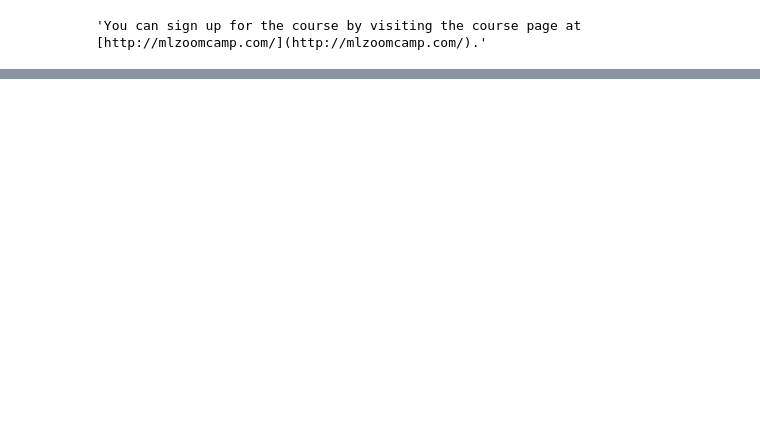
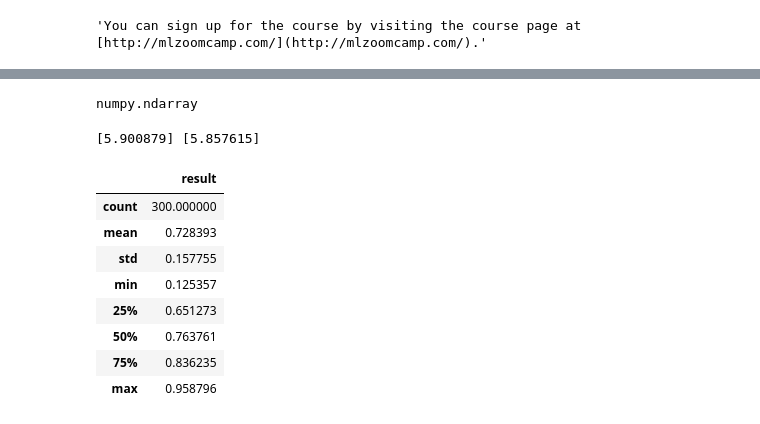
Before and after one commit to beotavalo/LLM-Zoomcamp-2024, a Jupyter notebook: 04-monitoring/homework_04.ipynb, the cells around one changed output, grey strips where cells are left out. Drawn from its saved outputs; the diff is of its cells as text; code cells hidden in the pictures; blank space fills up the shorter version.

```diff
--- a/04-monitoring/homework_04.ipynb
+++ b/04-monitoring/homework_04.ipynb
@@ -77,7 +134,7 @@ import tqdm
 vector_df = pd.DataFrame()
 vector_list = []
 
-for i in tqdm(len(v_llm)):
+for i in range (len(v_llm)):
     dot_prod = v_llm[i].dot(v_orig[i])
     vector_list.append(dot_prod)
 
@@ -102,0 +163,39 @@ array([[-0.03021406, -0.3444381 , -0.28076234, ..., -0.02464598,
+# %%
+type(v_llm)
+# %% [output]
+numpy.ndarray
+# %%
+# Normalize in this way [From Q2, we can see that the results are not within the [0, 1] range. It's because the vectors coming from this model are not normalized.
+# So we need to normalize them.
+# To do it, we
+#     Compute the norm of a vector
+#     Divide each element by this norm
+# So, for vector v, it'll be v / ||v||]
+
+import numpy as np
+
+v_llm_norm = np.linalg.norm(v_llm, axis=1, keepdims=True)
+v_orig_norm = np.linalg.norm(v_orig, axis=1, keepdims=True)
+print(v_llm_norm[0], v_orig_norm[0])
+v_llm_normalized = v_llm / v_llm_norm
+v_orig_normalized = v_orig / v_orig_norm
+
+vector_list_normalized = []
+for i in range(len(v_llm_normalized)):
+    dot_prod_normalized = v_llm_normalized[i].dot(v_orig_normalized[i])
+    vector_list_normalized.append(dot_prod_normalized)
+
+vector_df_normalized = pd.DataFrame()
+vector_df_normalized['result'] = vector_list_normalized
+vector_df_normalized.describe()
+# %% [output]
+[5.900879] [5.857615]
+|  | result |
+| count | 300.000000 |
+| mean | 0.728393 |
+| std | 0.157755 |
+| min | 0.125357 |
+| 25% | 0.651273 |
+| 50% | 0.763761 |
+| 75% | 0.836235 |
+| max | 0.958796 |
```
Also changed, not shown: parts of 22 cells of this notebook.
